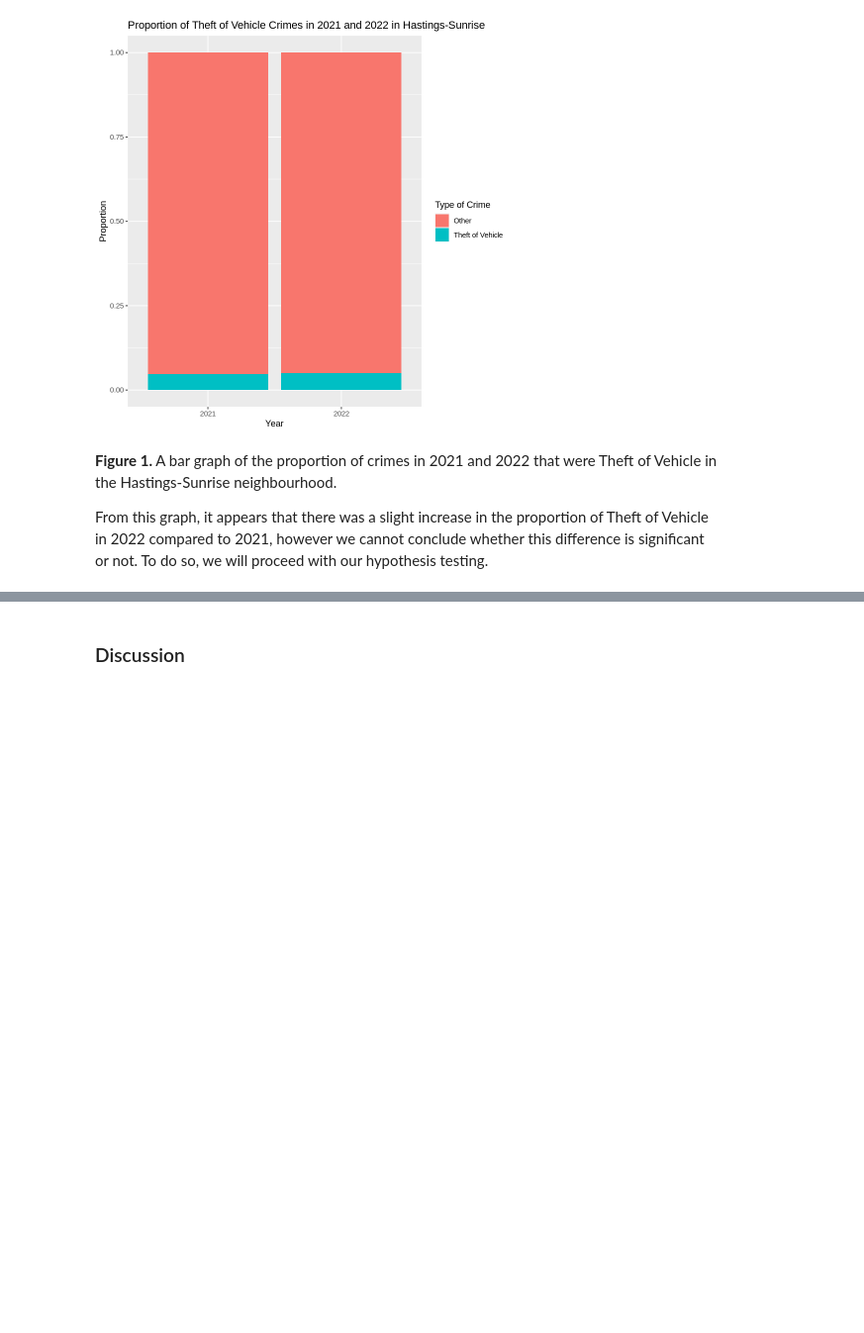
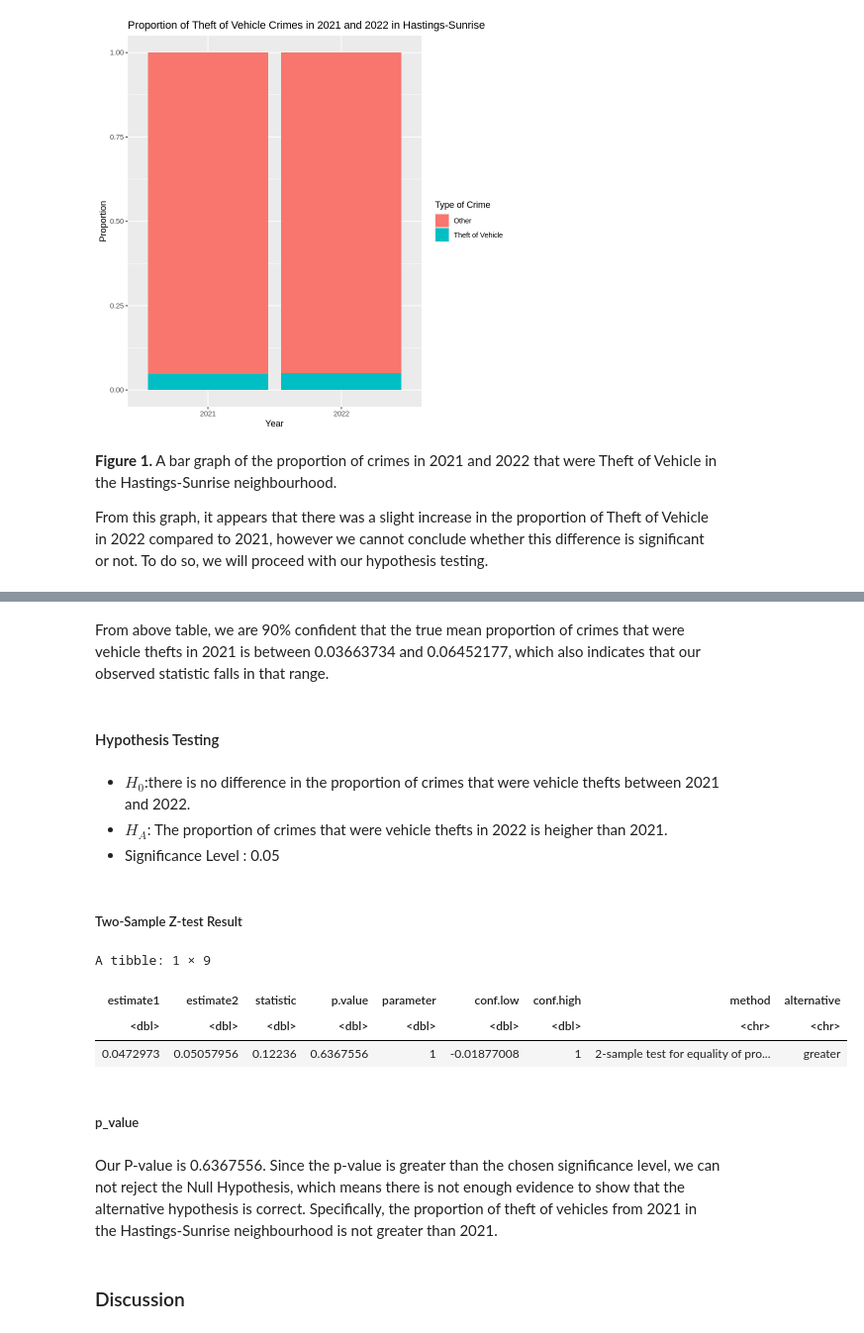
Before and after one commit to Haobo11/Stat201-group-project, a Jupyter notebook: Final Report.ipynb, the cells around one changed output, grey strips where cells are left out. Shown at 99% size. Cells and saved outputs as stored; diff of their text form; code cells hidden in the pictures; blank space fills up the shorter version.

```diff
--- a/Final Report.ipynb
+++ b/Final Report.ipynb
@@ -140,3 +327,49 @@ From this graph, it appears that there was a slight increase in the proportion o
+# %% [markdown]
+From above table, we are 90% confident that the true mean proportion of crimes that were vehicle thefts in 2021 is between 0.03663734 and 0.06452177, which also indicates that our observed statistic falls in that range.
+# %% [markdown]
+#### Hypothesis Testing
+# %% [markdown]
+- $H_0$:there is no difference in the proportion of crimes that were vehicle thefts between 2021 and 2022.
+- $H_A$: The proportion of crimes that were vehicle thefts in 2022 is heigher than 2021.
+- Significance Level : 0.05
+# %% [markdown]
+##### Two-Sample Z-test Result
+# %%
+# Calculate the number of crime which type is Theft of Vehicle
+# respectively in 2021 and 2022 and the total number of the crimes
+# in 2021 and 2022
+n_2021 <- nrow(crime_data_2021)
+
+n_2022 <- nrow(crime_data_2022)
+
+n_2021_tov <- crime_data_2021|>
+    filter(TYPE == "Theft of Vehicle") |>
+    nrow()
+
+
+n_2022_tov <- crime_data_2022|>
+    filter(TYPE == "Theft of Vehicle") |>
+    nrow()
+
+# Calculate the Theft from Vehicle respectively in 2021 and 2022
+p_2021 <- n_2021_tov/n_2021
+p_2022 <- n_2022_tov/n_2022
+
+#Finally let us do the prop test
+prop_test <- tidy(
+        prop.test(x = c(n_2021_tov, n_2022_tov), # an array with the number of successes in each sample
+                  n = c(n_2021, n_2022), # an array with the size of each sample
+                  correct = FALSE, alternative = "greater"))
+prop_test
+# %% [output]
+A tibble: 1 × 9
+| estimate1 | estimate2 | statistic | p.value | parameter | conf.low | conf.high | method | alternative |
+| <dbl> | <dbl> | <dbl> | <dbl> | <dbl> | <dbl> | <dbl> | <chr> | <chr> |
+| 0.0472973 | 0.05057956 | 0.12236 | 0.6367556 | 1 | -0.01877008 | 1 | 2-sample test for equality of pro... | greater |
+# %% [markdown]
+##### p_value
+# %% [markdown]
+Our P-value is 0.6367556. Since the p-value is greater than the chosen significance level, we can not reject the Null Hypothesis, which means there is not enough evidence to show that the alternative hypothesis is correct. Specifically, the proportion of theft of vehicles from 2021 in the Hastings-Sunrise neighbourhood is not greater than 2021.
 # %% [markdown]
 ### Discussion
 # %% [markdown]
```
Also changed, not shown: parts of 29 cells of this notebook.
